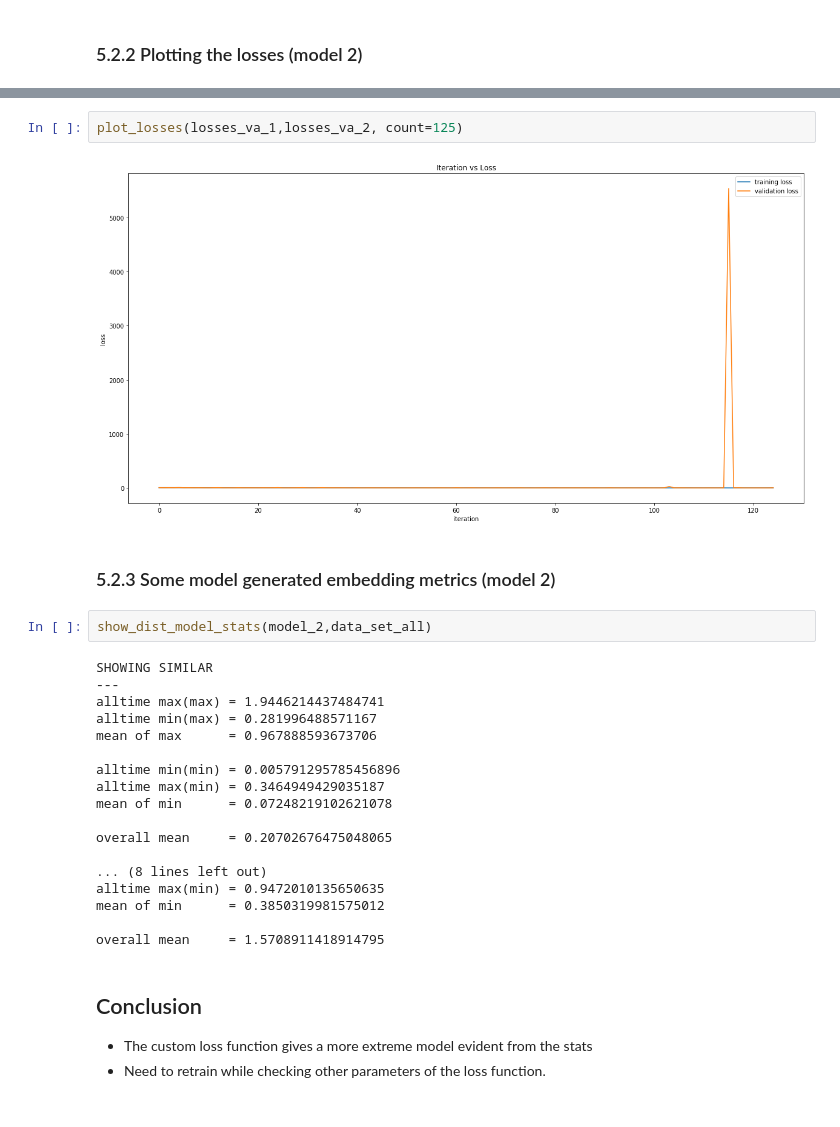
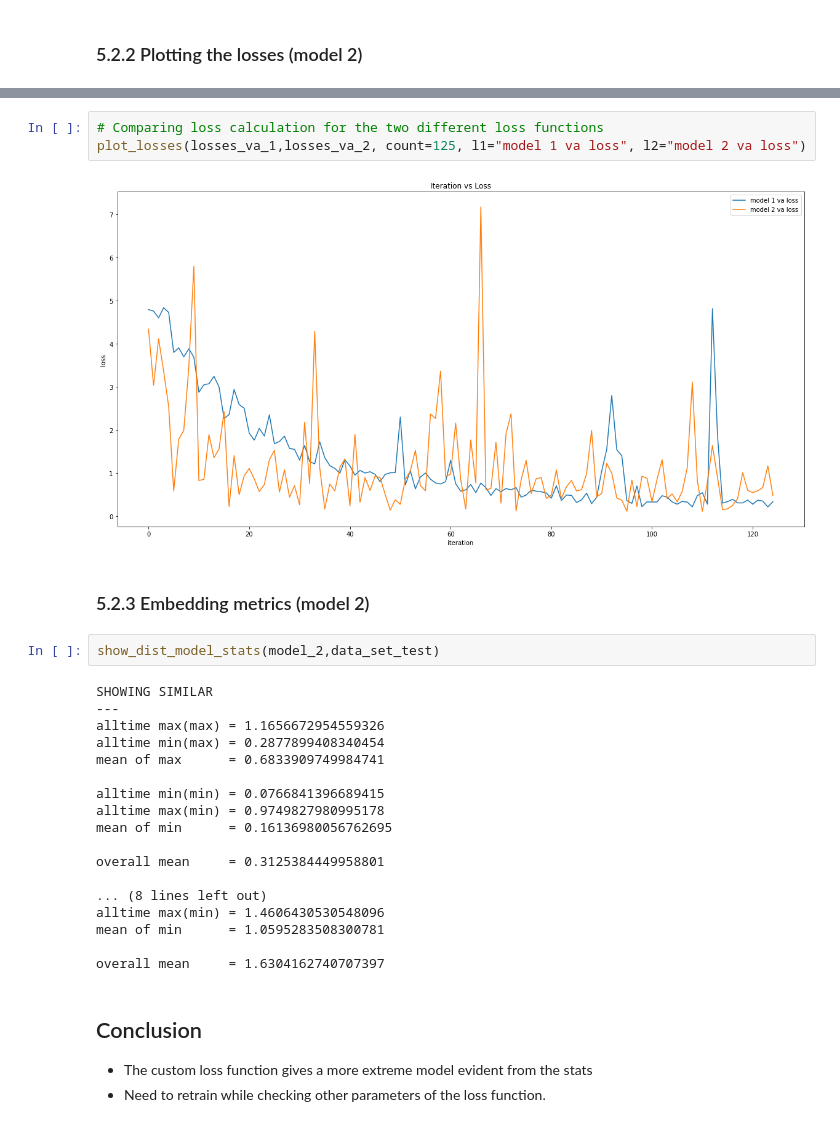
Before and after one commit to 18alantom/identify, a Jupyter notebook: Transfer Learning Experiments Ordered.ipynb, the cells around one changed output, grey strips where cells are left out. Drawn from its saved outputs; the diff is of its cells as text.

```diff
--- a/Transfer Learning Experiments Ordered.ipynb
+++ b/Transfer Learning Experiments Ordered.ipynb
@@ -577,29 +640,30 @@ plot_losses(losses_tr_2, losses_va_2, count=25)
-# %%
-plot_losses(losses_va_1,losses_va_2, count=125)
-# %% [output]
-[figure, removed]
+# %%
+# Comparing loss calculation for the two different loss functions
+plot_losses(losses_va_1,losses_va_2, count=125, l1="model 1 va loss", l2="model 2 va loss")
+# %% [output]
+[figure, added]
 # %% [markdown]
-### 5.2.3 Some model generated embedding metrics (model 2)
+### 5.2.3 Embedding metrics (model 2)
 # %%
-show_dist_model_stats(model_2,data_set_all)
+show_dist_model_stats(model_2,data_set_test)
 # %% [output]
 SHOWING SIMILAR
 ---
-alltime max(max) = 1.9446214437484741
-alltime min(max) = 0.281996488571167
-mean of max      = 0.967888593673706
+alltime max(max) = 1.1656672954559326
+alltime min(max) = 0.2877899408340454
+mean of max      = 0.6833909749984741
 
-alltime min(min) = 0.005791295785456896
-alltime max(min) = 0.3464949429035187
-mean of min      = 0.07248219102621078
+alltime min(min) = 0.0766841396689415
+alltime max(min) = 0.9749827980995178
+mean of min      = 0.16136980056762695
 
-overall mean     = 0.20702676475048065
+overall mean     = 0.3125384449958801
 
 ... (8 lines left out)
-alltime max(min) = 0.9472010135650635
-mean of min      = 0.3850319981575012
+alltime max(min) = 1.4606430530548096
+mean of min      = 1.0595283508300781
 
-overall mean     = 1.5708911418914795
+overall mean     = 1.6304162740707397
 # %% [markdown]
 ## Conclusion
 - The custom loss function gives a more extreme model evident from the stats
```
Also changed, not shown: parts of 28 cells of this notebook.
